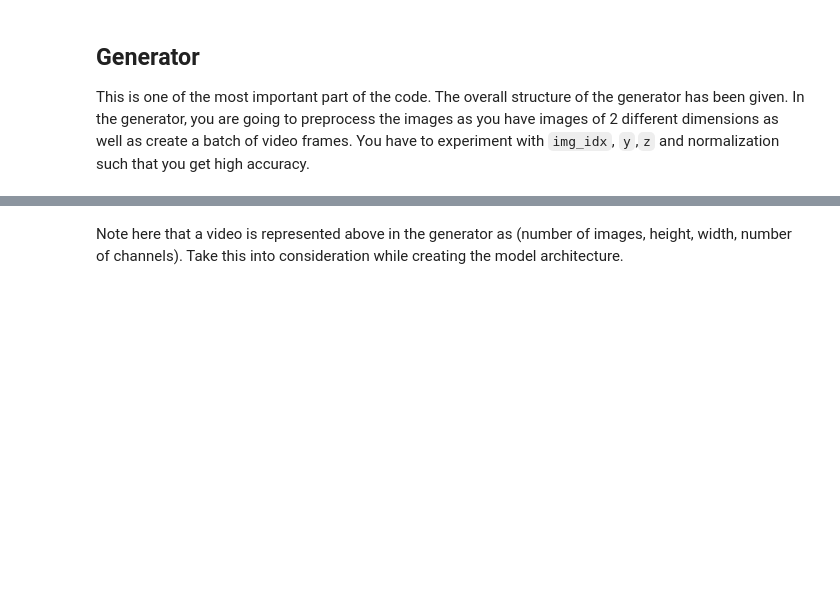
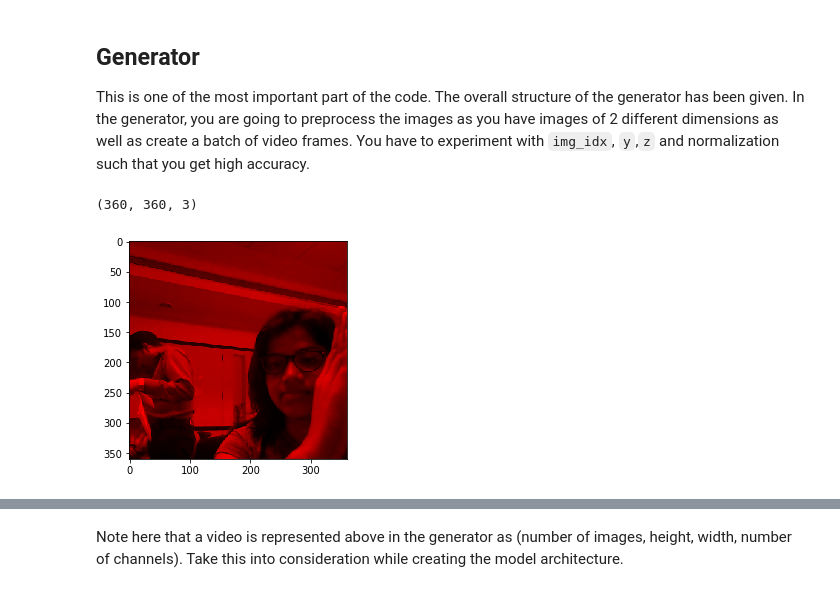
Before and after one commit to PreethaJoy/GestureRecognition, a Jupyter notebook: Gesture_Recognition_Code.ipynb, the cells around one changed output, grey strips where cells are left out. Saved outputs shown, nothing was run; the diff lists cells and outputs as text; code cells hidden in the pictures; blank space fills up the shorter version.

```diff
--- a/Gesture_Recognition_Code.ipynb
+++ b/Gesture_Recognition_Code.ipynb
@@ -60,3 +58,15 @@ batch_size = 663
 # %% [markdown]
 ## Generator
 This is one of the most important part of the code. The overall structure of the generator has been given. In the generator, you are going to preprocess the images as you have images of 2 different dimensions as well as create a batch of video frames. You have to experiment with `img_idx`, `y`,`z` and normalization such that you get high accuracy.
+# %%
+import matplotlib.pyplot as plt
+from matplotlib.pyplot import imread
+%matplotlib inline
+image = imread('/content/drive/My Drive/Colab Notebooks/Project_data/train/WIN_20180907_15_35_09_Pro_Right Swipe_new/WIN_20180907_15_35_09_Pro_00016.png').astype(np.float32)
+batch_data = np.zeros((360,360,3))
+batch_data[:,:,0] = image[:,:,0]
+plt.imshow(batch_data)
+print(image.shape)
+# %% [output]
+(360, 360, 3)
+[figure, added]
```
Also changed, not shown: parts of 7 cells of this notebook.
